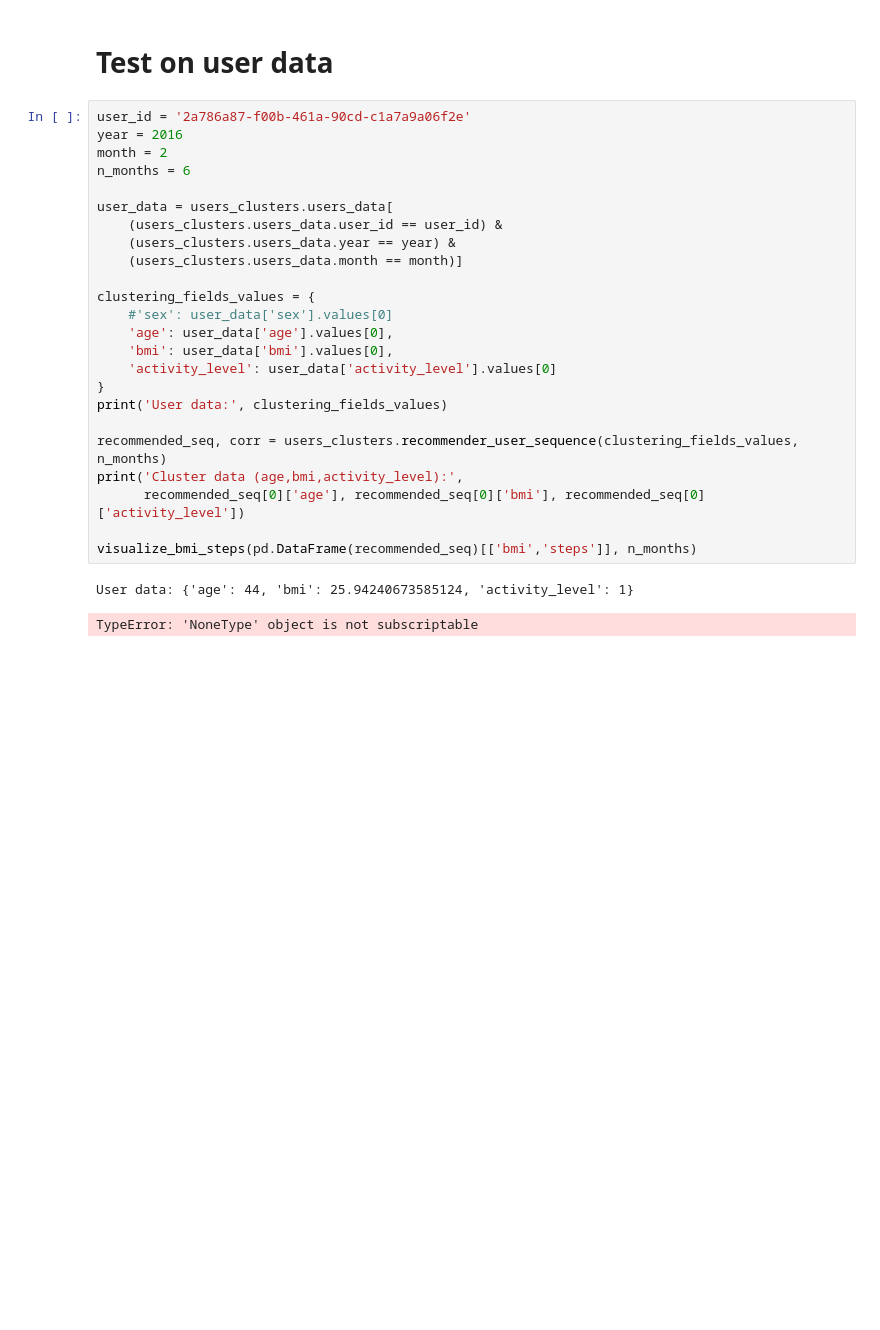
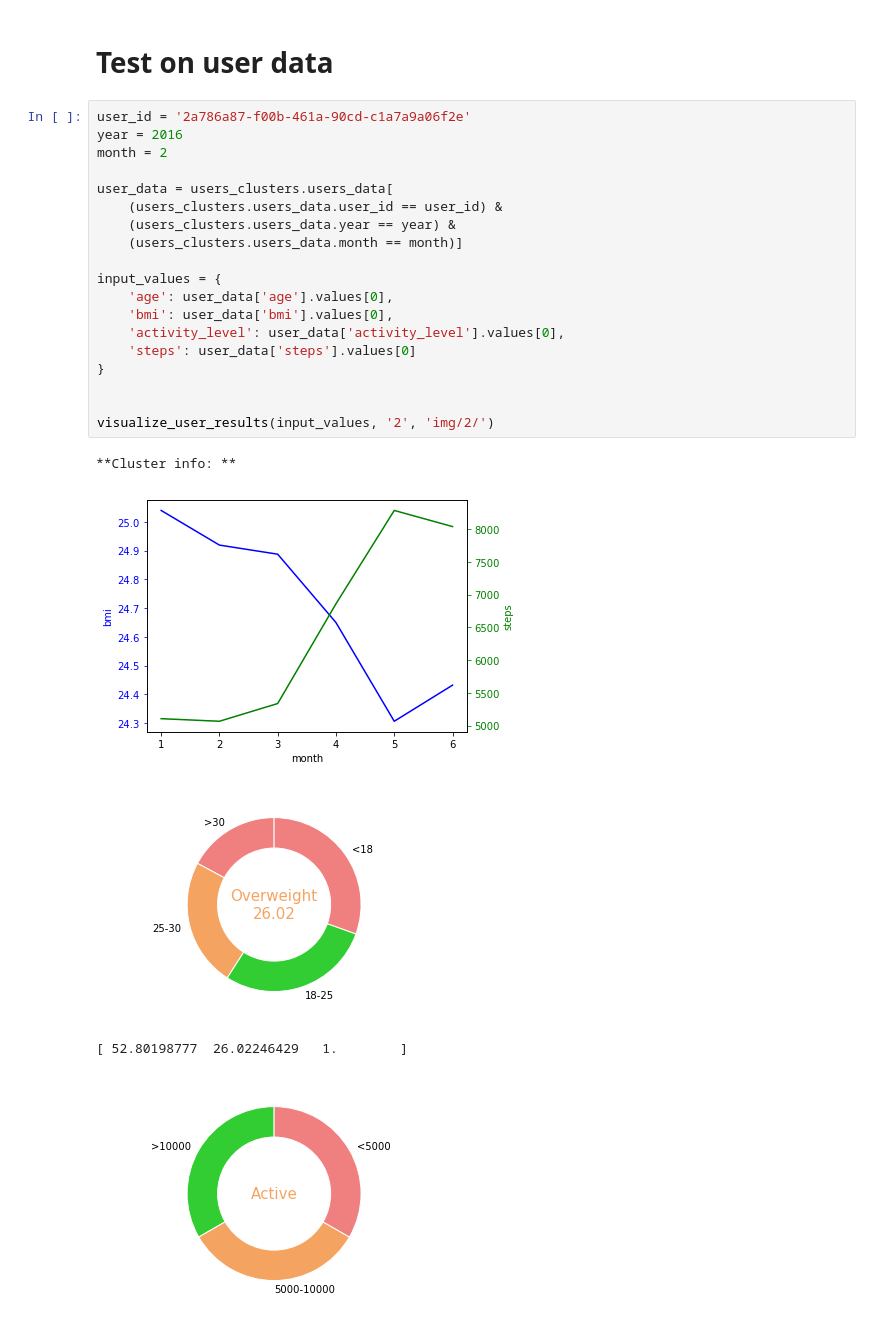
Before and after one commit to renatalucia/activity-tracker, a Jupyter notebook: clustering/users_clusters_visualize.ipynb, the cells around one changed output. Saved outputs shown, nothing was run; the diff lists cells and outputs as text; blank space fills up the shorter version.

```diff
--- a/clustering/users_clusters_visualize.ipynb
+++ b/clustering/users_clusters_visualize.ipynb
@@ -336,27 +446,25 @@ for i in range(number_of_clusters):
 # %%
 user_id = '2a786a87-f00b-461a-90cd-c1a7a9a06f2e'
 year = 2016
 month = 2
-n_months = 6
 
 user_data = users_clusters.users_data[
     (users_clusters.users_data.user_id == user_id) &
     (users_clusters.users_data.year == year) &
     (users_clusters.users_data.month == month)]
 
-clustering_fields_values = {
-    #'sex': user_data['sex'].values[0]
+input_values = {
     'age': user_data['age'].values[0],
     'bmi': user_data['bmi'].values[0],
-    'activity_level': user_data['activity_level'].values[0]
+    'activity_level': user_data['activity_level'].values[0],
+    'steps': user_data['steps'].values[0]
 }
-print('User data:', clustering_fields_values)
 
-recommended_seq, corr = users_clusters.recommender_user_sequence(clustering_fields_values, n_months)
-print('Cluster data (age,bmi,activity_level):',
-      recommended_seq[0]['age'], recommended_seq[0]['bmi'], recommended_seq[0]['activity_level'])
 
-visualize_bmi_steps(pd.DataFrame(recommended_seq)[['bmi','steps']], n_months)
+visualize_user_results(input_values, '2', 'img/2/')
 # %% [output]
-User data: {'age': 44, 'bmi': 25.94240673585124, 'activity_level': 1}
+**Cluster info: **
+[figure, added]
+[figure, added]
-TypeError: 'NoneType' object is not subscriptable
+[ 52.80198777  26.02246429   1.        ]
+[figure, added]
```
Also changed, not shown: parts of 13 cells of this notebook, 33 other files.
